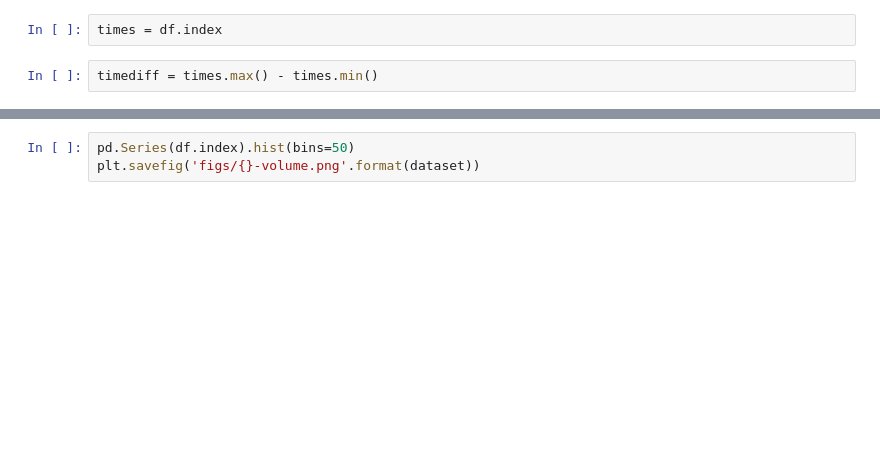
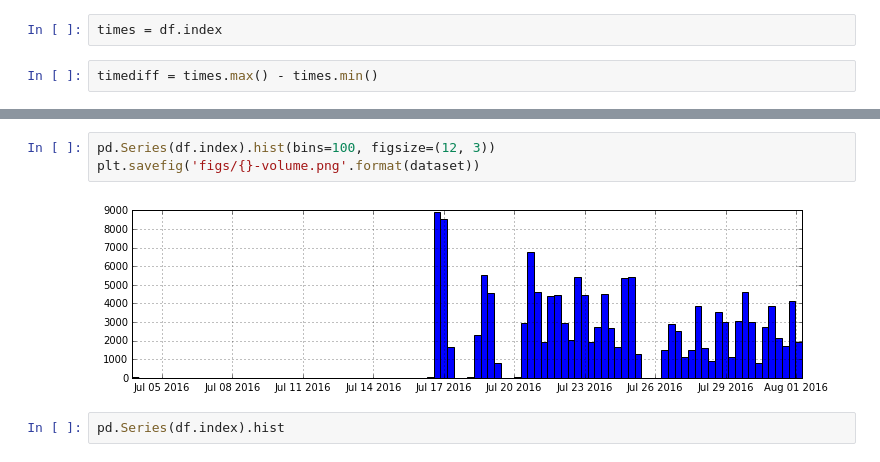
Before and after one commit to xiaohan2012/controversy_detection, a Jupyter notebook: rwc_evolution.ipynb, the cells around one changed output, grey strips where cells are left out. Cells and saved outputs as stored; diff of their text form; blank space fills up the shorter version.

```diff
--- a/rwc_evolution.ipynb
+++ b/rwc_evolution.ipynb
@@ -63,3 +75,7 @@ plt.savefig('figs/{}-rwc-vs-time.png'.format(dataset))
 # %%
-pd.Series(df.index).hist(bins=50)
+pd.Series(df.index).hist(bins=100, figsize=(12, 3))
 plt.savefig('figs/{}-volume.png'.format(dataset))
+# %% [output]
+[figure, added]
+# %%
+pd.Series(df.index).hist
```
Also changed, not shown: parts of 7 cells of this notebook, 4 other files.
